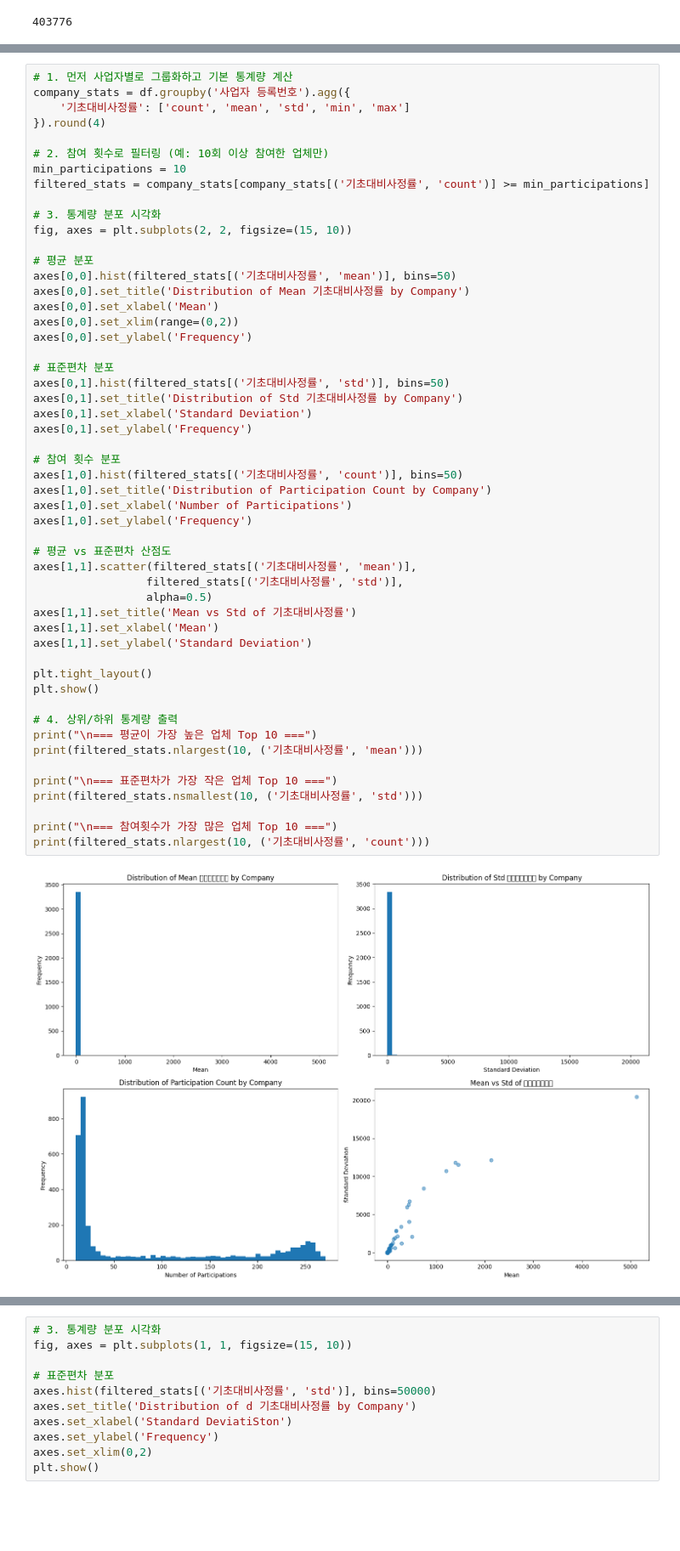
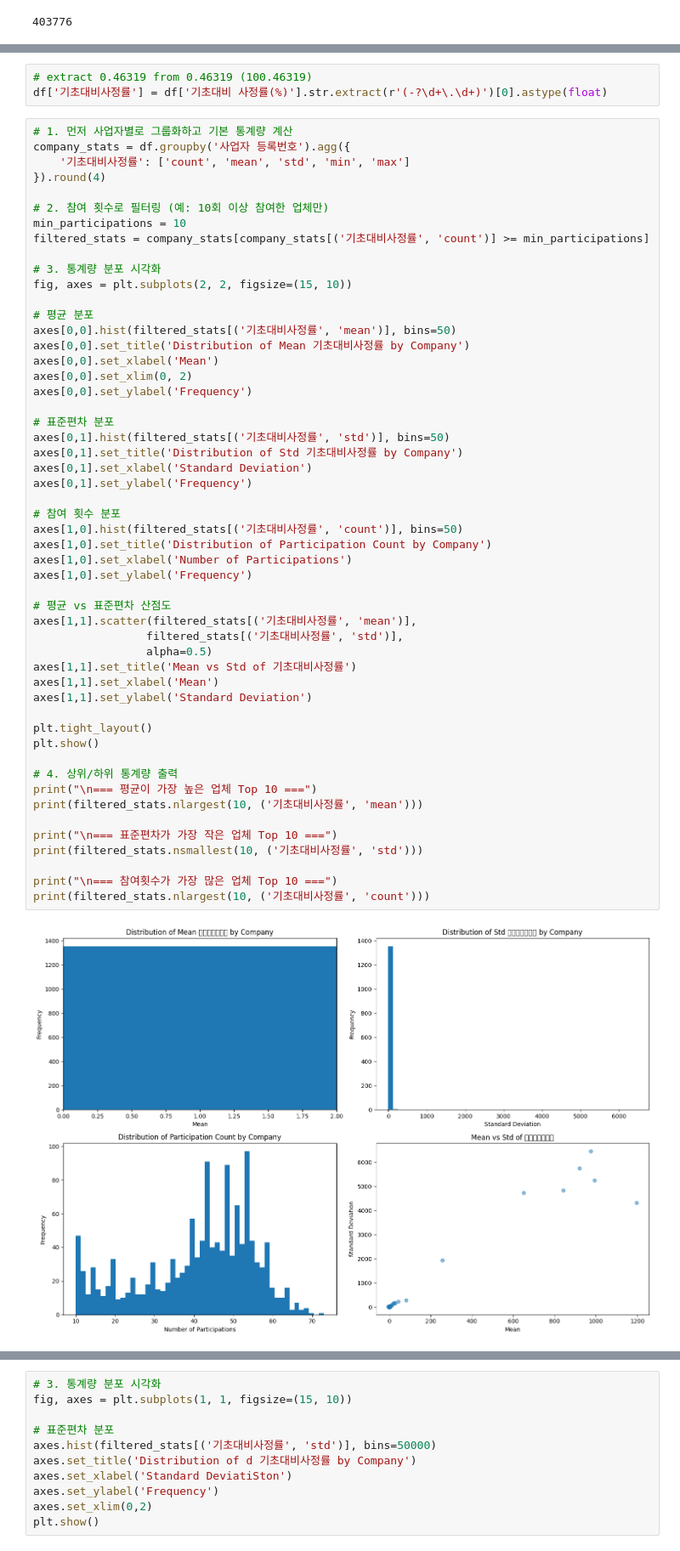
Before and after one commit to zoongahn/bid-price-analysis, a Jupyter notebook: analysis/analysis_cross_company.ipynb, the cells around one changed output, grey strips where cells are left out. Shown at 85% size. Cells and saved outputs as stored; diff of their text form; blank space fills up the shorter version.

```diff
--- a/analysis/analysis_cross_company.ipynb
+++ b/analysis/analysis_cross_company.ipynb
@@ -144,6 +144,9 @@ sorted_df.head(10)
 | 226822 | 1 | -574 | 1018116968 | (주)넥슨정보통신 | 신양인 | 분석 | 85090764.0 | 87.147 | 87.472 | ... |
 | 294167 | 43 | 344 | 1018116968 | (주)넥슨정보통신 | 신양인 | 분석 | 510644910.0 | NaN | 88.716 | ... |
 | 67205 | 1 | -210 | 1018116968 | (주)넥슨정보통신 | 신양인 | 분석 | 284491610.0 | NaN | 88.416 | ... |
+# %%
+# extract 0.46319 from 0.46319 (100.46319)
+df['기초대비사정률'] = df['기초대비 사정률(%)'].str.extract(r'(-?\d+\.\d+)')[0].astype(float)
 # %%
 # 1. 먼저 사업자별로 그룹화하고 기본 통계량 계산
 company_stats = df.groupby('사업자 등록번호').agg({
@@ -161,7 +164,7 @@ fig, axes = plt.subplots(2, 2, figsize=(15, 10))
 axes[0,0].hist(filtered_stats[('기초대비사정률', 'mean')], bins=50)
 axes[0,0].set_title('Distribution of Mean 기초대비사정률 by Company')
 axes[0,0].set_xlabel('Mean')
-axes[0,0].set_xlim(range=(0,2))
+axes[0,0].set_xlim(0, 2)
 axes[0,0].set_ylabel('Frequency')
 
 # 표준편차 분포
@@ -170,33 +173,33 @@ axes[0,1].set_title('Distribution of Std 기초대비사정률 by Company')
 axes[0,1].set_xlabel('Standard Deviation')
 axes[0,1].set_ylabel('Frequency')
 
 # 참여 횟수 분포
 axes[1,0].hist(filtered_stats[('기초대비사정률', 'count')], bins=50)
 axes[1,0].set_title('Distribution of Participation Count by Company')
 axes[1,0].set_xlabel('Number of Participations')
 axes[1,0].set_ylabel('Frequency')
 
 # 평균 vs 표준편차 산점도
 axes[1,1].scatter(filtered_stats[('기초대비사정률', 'mean')],
                  filtered_stats[('기초대비사정률', 'std')],
                  alpha=0.5)
 axes[1,1].set_title('Mean vs Std of 기초대비사정률')
 axes[1,1].set_xlabel('Mean')
 axes[1,1].set_ylabel('Standard Deviation')
 
 plt.tight_layout()
 plt.show()
 
 # 4. 상위/하위 통계량 출력
 print("\n=== 평균이 가장 높은 업체 Top 10 ===")
 print(filtered_stats.nlargest(10, ('기초대비사정률', 'mean')))
 
 print("\n=== 표준편차가 가장 작은 업체 Top 10 ===")
 print(filtered_stats.nsmallest(10, ('기초대비사정률', 'std')))
 
 print("\n=== 참여횟수가 가장 많은 업체 Top 10 ===")
 print(filtered_stats.nlargest(10, ('기초대비사정률', 'count')))
 # %% [output]
-[figure, old version]
+[figure, new version]
 === 평균이 가장 높은 업체 Top 10 ===
            기초대비사정률
```
Also changed, not shown: parts of 6 cells of this notebook.
